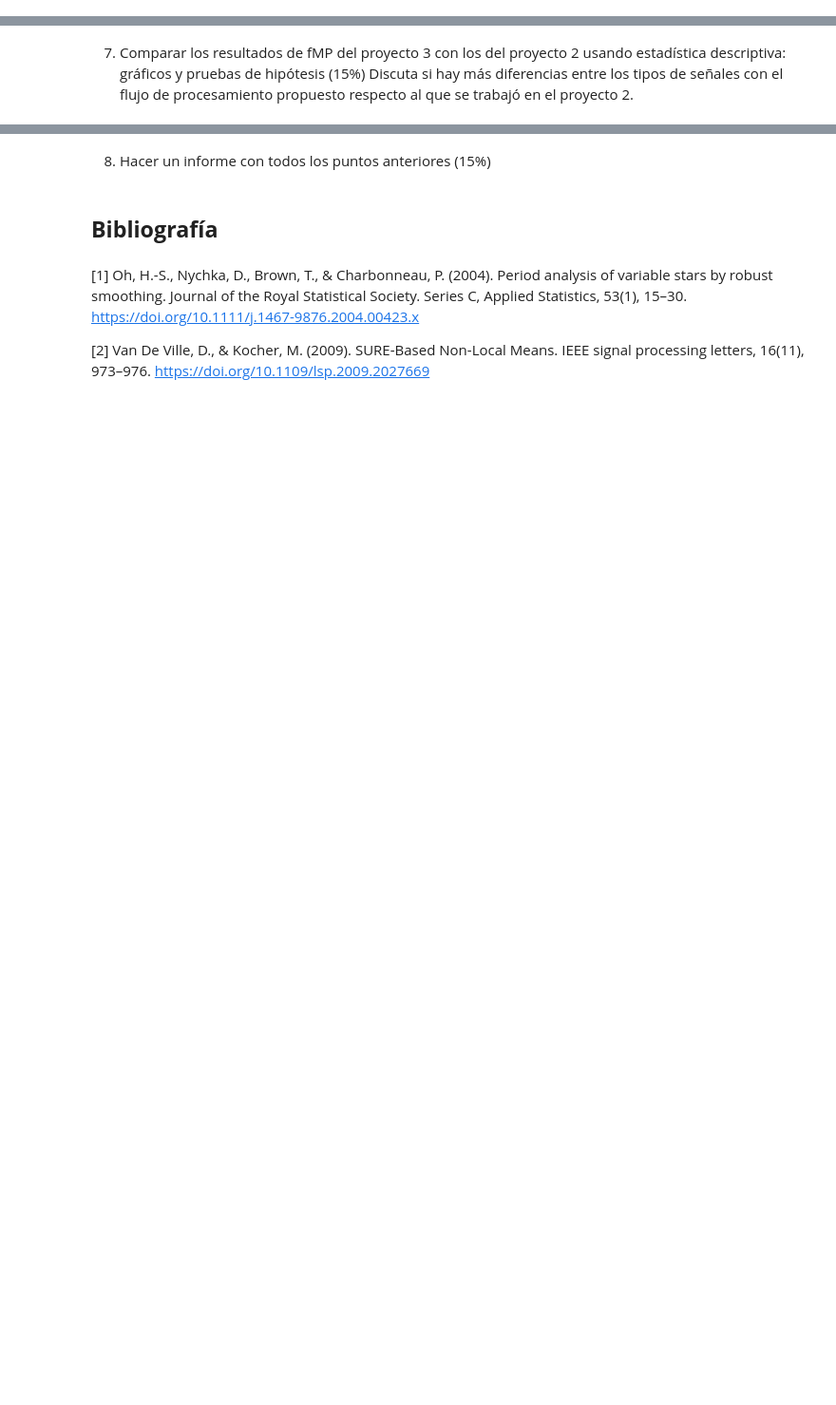
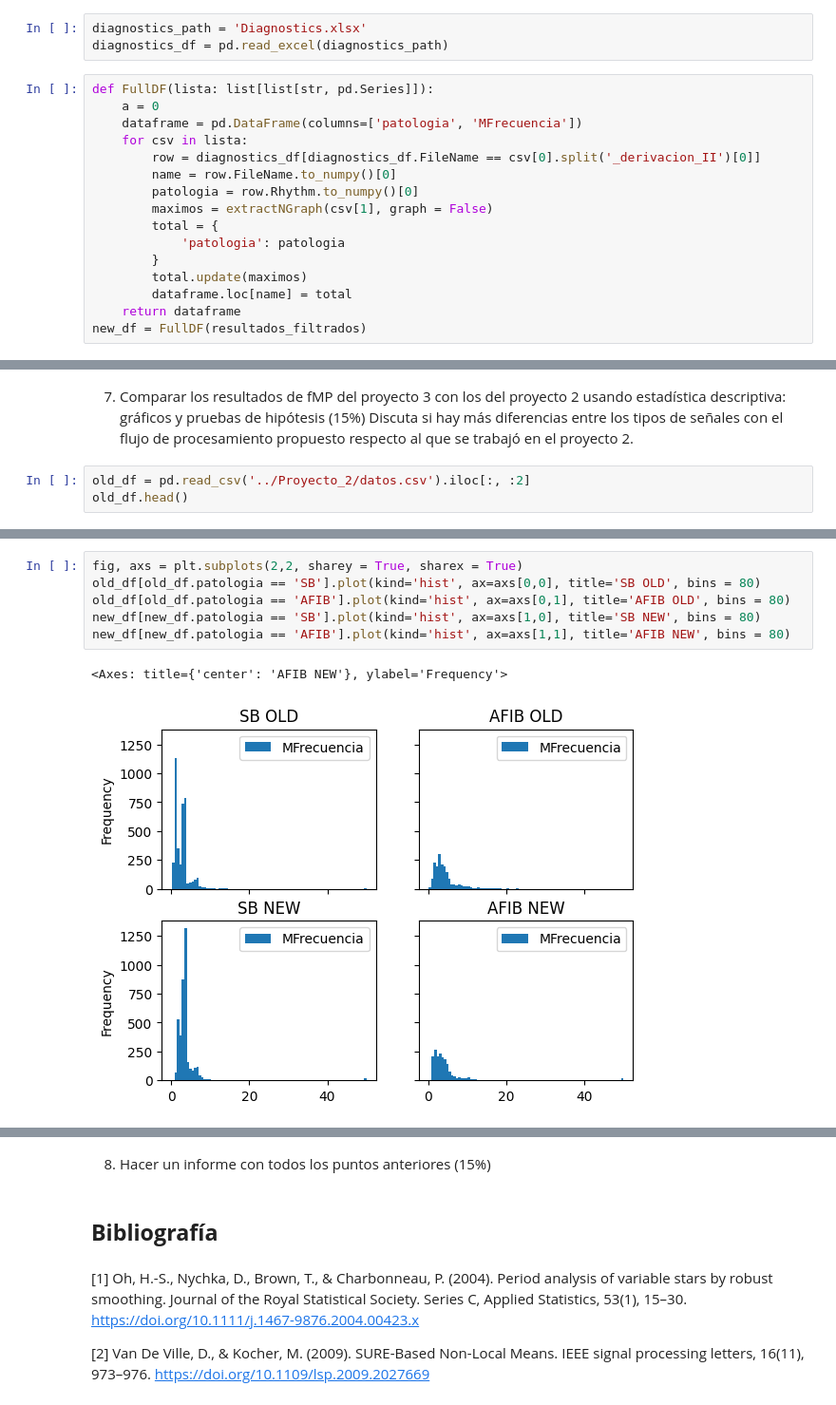
Before and after one commit to AndresBanquezBio/Biosenales, a Jupyter notebook: Proyectos/Proyecto_3/Proyecto3_AndresBanquez_MelinaVillada.ipynb, the cells around one changed output, grey strips where cells are left out. Shown at 95% size. Cells and saved outputs as stored; diff of their text form; blank space fills up the shorter version.

```diff
--- a/Proyectos/Proyecto_3/Proyecto3_AndresBanquez_MelinaVillada.ipynb
+++ b/Proyectos/Proyecto_3/Proyecto3_AndresBanquez_MelinaVillada.ipynb
@@ -304,2 +387,21 @@ IndexError: tuple index out of range
 # %% [markdown]
 6. Crear una rutina que aplique sobre todos los archivos de la base de datos las rutina 3 al 5 y almacene los resultados en un dataframe donde se pueda registro, tipo de patología y el frecuencia de máxima potencia (fMP):
+# %%
+diagnostics_path = 'Diagnostics.xlsx'
+diagnostics_df = pd.read_excel(diagnostics_path)
+# %%
+def FullDF(lista: list[list[str, pd.Series]]):
+    a = 0
+    dataframe = pd.DataFrame(columns=['patologia', 'MFrecuencia'])
+    for csv in lista:
+        row = diagnostics_df[diagnostics_df.FileName == csv[0].split('_derivacion_II')[0]]
+        name = row.FileName.to_numpy()[0]
+        patologia = row.Rhythm.to_numpy()[0]
+        maximos = extractNGraph(csv[1], graph = False)
+        total = {
+            'patologia': patologia
+        }
+        total.update(maximos)
+        dataframe.loc[name] = total
+    return dataframe
+new_df = FullDF(resultados_filtrados)
@@ -306,2 +417,5 @@ IndexError: tuple index out of range
 # %% [markdown]
 7. Comparar los resultados de fMP del proyecto 3 con los del proyecto 2 usando estadística descriptiva: gráficos y pruebas de hipótesis (15%) Discuta si hay más diferencias entre los tipos de señales con el flujo de procesamiento propuesto respecto al que se trabajó en el proyecto 2.
+# %%
+old_df = pd.read_csv('../Proyecto_2/datos.csv').iloc[:, :2]
+old_df.head()
@@ -307,0 +429,9 @@ IndexError: tuple index out of range
+# %%
+fig, axs = plt.subplots(2,2, sharey = True, sharex = True)
+old_df[old_df.patologia == 'SB'].plot(kind='hist', ax=axs[0,0], title='SB OLD', bins = 80)
+old_df[old_df.patologia == 'AFIB'].plot(kind='hist', ax=axs[0,1], title='AFIB OLD', bins = 80)
+new_df[new_df.patologia == 'SB'].plot(kind='hist', ax=axs[1,0], title='SB NEW', bins = 80)
+new_df[new_df.patologia == 'AFIB'].plot(kind='hist', ax=axs[1,1], title='AFIB NEW', bins = 80)
+# %% [output]
+<Axes: title={'center': 'AFIB NEW'}, ylabel='Frequency'>
+[figure, added]
```
Also changed, not shown: parts of 22 cells of this notebook, 1 other file.
